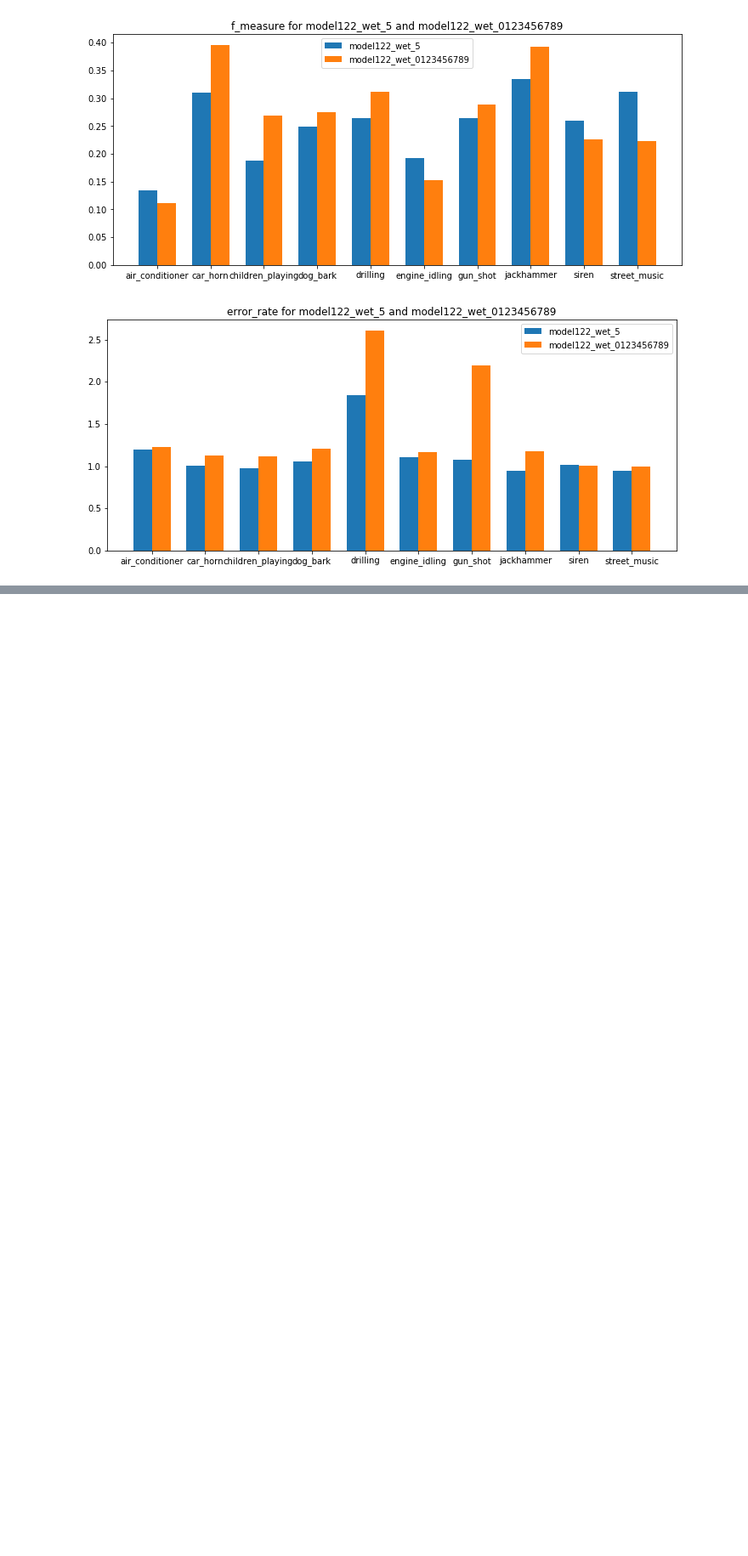
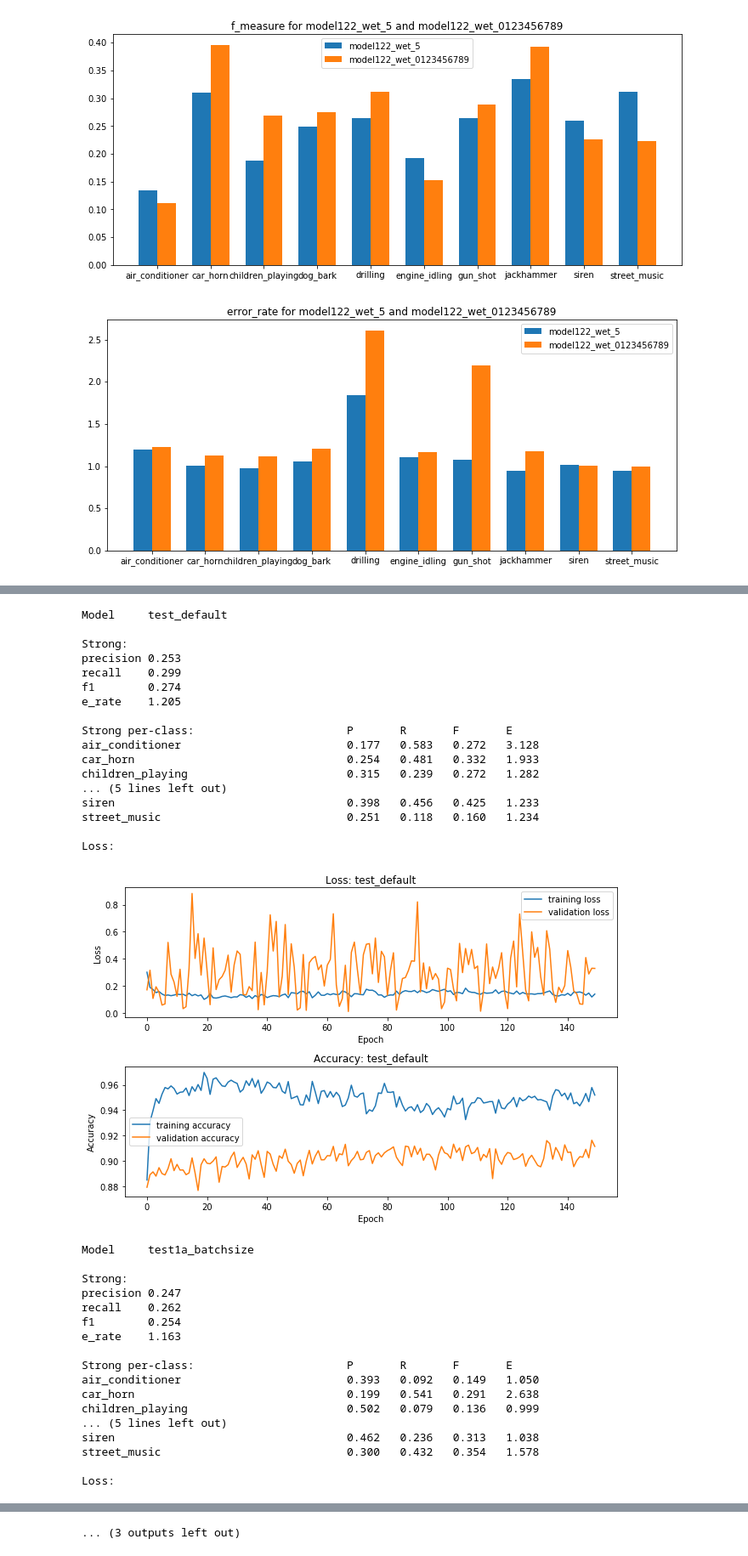
Before and after one commit to ChrisIck/pcen-t-varying, a Jupyter notebook: notebooks/evaluation_aggregation.ipynb, the cells around one changed output, grey strips where cells are left out. Shown at 85% size. Cells and saved outputs as stored; diff of their text form; code cells hidden in the pictures; blank space fills up the shorter version.

```diff
--- a/notebooks/evaluation_aggregation.ipynb
+++ b/notebooks/evaluation_aggregation.ipynb
@@ -486,0 +614,39 @@ compare_results_df(total_results, ['model122_wet_5','model122_wet_45', 'model122
+# %%
+for model_name in model_list_210:
+    report_results(model_path_210, model_name)
+# %% [output]
+Model     test_default
+
+Strong:
+precision 0.253
+recall    0.299
+f1        0.274
+e_rate    1.205
+
+Strong per-class:                       P       R       F       E
+air_conditioner                         0.177   0.583   0.272   3.128
+car_horn                                0.254   0.481   0.332   1.933
+children_playing                        0.315   0.239   0.272   1.282
+... (5 lines left out)
+siren                                   0.398   0.456   0.425   1.233
+street_music                            0.251   0.118   0.160   1.234
+
+Loss:
+[figure, added]
+Model     test1a_batchsize
+
+Strong:
+precision 0.247
+recall    0.262
+f1        0.254
+e_rate    1.163
+
+Strong per-class:                       P       R       F       E
+air_conditioner                         0.393   0.092   0.149   1.050
+car_horn                                0.199   0.541   0.291   2.638
+children_playing                        0.502   0.079   0.136   0.999
+... (5 lines left out)
+siren                                   0.462   0.236   0.313   1.038
+street_music                            0.300   0.432   0.354   1.578
+
+Loss:
@@ -486,0 +726 @@ compare_results_df(total_results, ['model122_wet_5','model122_wet_45', 'model122
+... (3 outputs left out)
```
Also changed, not shown: parts of 13 cells of this notebook, 20 other files.
